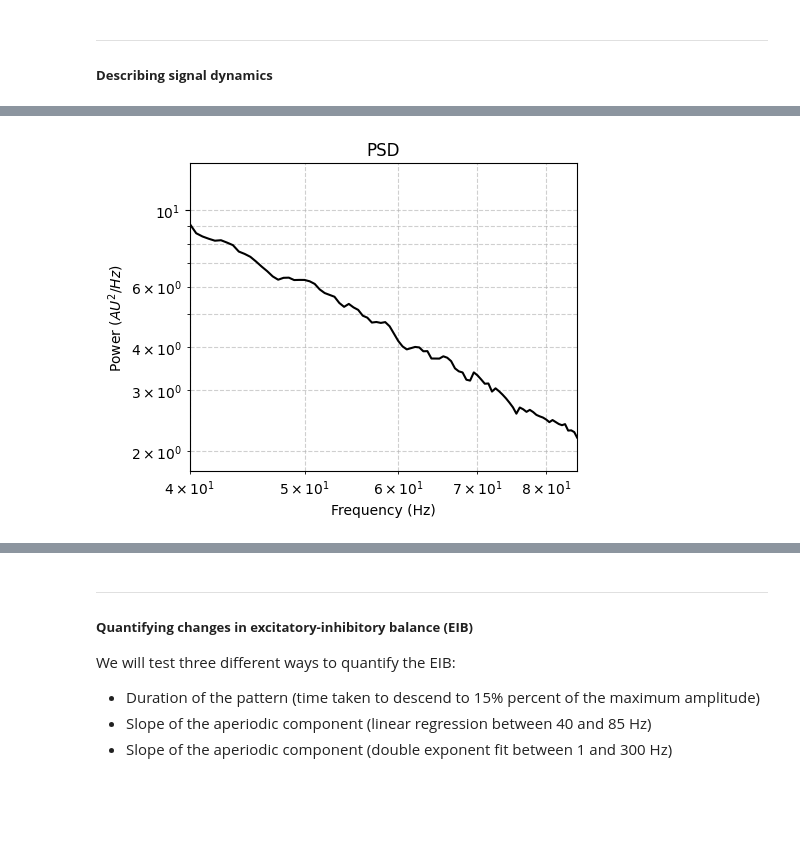
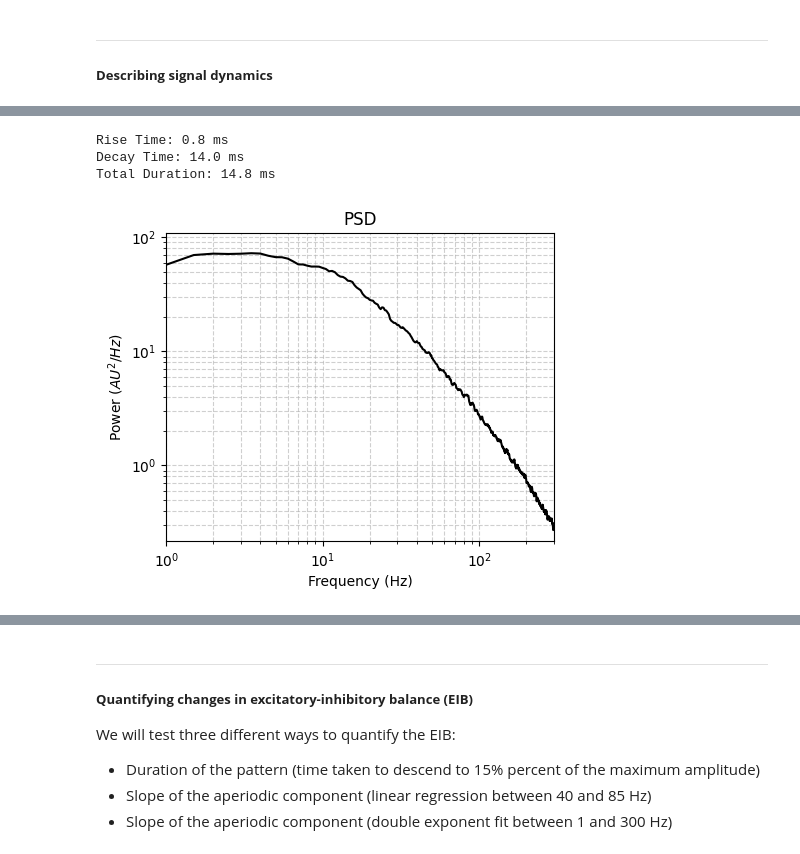
Before and after one commit to RojasMN/synaptic-kernels-LFP, a Jupyter notebook: exploratory.ipynb, the cells around one changed output, grey strips where cells are left out. Saved outputs shown, nothing was run; the diff lists cells and outputs as text; code cells hidden in the pictures; blank space fills up the shorter version.

```diff
--- a/exploratory.ipynb
+++ b/exploratory.ipynb
@@ -191,38 +69,3 @@ plot_trace(signal, time_signal, size = (15, 3), xlim = (0, 1), linewidth = 1)
-# %%
-def simulate_fpp_balance(kernel_ex, kernel_in, fs, t_sec, n_ex, n_in, rate_ex, rate_in, w_ex = -1, w_in = 1):
-
-    N = int(fs * t_sec)
-    time = np.arange(N) / fs
-    n_bins = len(time)
-    dt = 1 / fs
-
-    # Excitatory and inhibitory spike trains
-    prob_spike_ex = rate_ex * dt
-    spikes_pop_ex = np.random.binomial(n = n_ex, p = prob_spike_ex, size = n_bins)
-    prob_spike_in = rate_in * dt
-    spikes_pop_in = np.random.binomial(n = n_in, p = prob_spike_in, size = n_bins)
-
-    # Match number of points between the kernel and the signal
-    if len(kernel_ex) != N or len(kernel_in) != N:
-        print('Kernels must have the same number of points of the signal.')
-        return 0
-
-    # FFT
-    F_spike_ex = np.fft.fft(spikes_pop_ex)
-    F_spike_in = np.fft.fft(spikes_pop_in)
-    F_kernel_ex = np.fft.fft(kernel_ex)
-    F_kernel_in = np.fft.fft(kernel_in)
-
-    # Excitatory and inhibitory signals
-    signal_ex = np.fft.ifft(F_spike_ex * F_kernel_ex).real
-    signal_in = np.fft.ifft(F_spike_in * F_kernel_in).real
-    signal_ex = signal_ex - np.mean(signal_ex)
-    signal_in = signal_in - np.mean(signal_in)
-
-    # Total signal
-    total_signal = (signal_ex * w_ex) + (signal_in * w_in)
-
-    return total_signal, (signal_ex * w_ex), (signal_in * w_in), time
 # %%
 kernel_ampa, time_ampa = dual_exponential(t_sec = 1,
                                           fs = 10000,
@@ -393,7 +114,7 @@ overlap_sec = 1
 # Synaptic parameters
 n_ex = 5000
 n_in = 5000
-rate_ex = 0
+rate_ex = 50
 rate_in = 50
 w_ex = -1
 w_in = 1
@@ -437,6 +158,12 @@ plot_trace(psi, time_psi, title = 'LFP $\Psi$ Pattern', xlim = (0, 0.04))
+# %%
+t_max, rise_time, decay_time, max_val = psi_params(psi = psi, time_lags = time_psi, verbose = True)
+# %% [output]
+Rise Time: 0.8 ms
+Decay Time: 14.0 ms
+Total Duration: 14.8 ms
 # %%
 psd, freqs = averaged_multitaper_psd(signal = lfp_total, fs = fs, window_sec = window_sec, overlap_sec = overlap_sec, NW = 3)
-plot_psd_log(psd = psd, freqs = freqs, xlim = (40, 85))
+plot_psd_log(psd = psd, freqs = freqs, xlim = (1, 300))
 # %% [output]
-[figure, old version]
+[figure, new version]
 # %%
```
Also changed, not shown: parts of 14 cells of this notebook, 1 other file.
